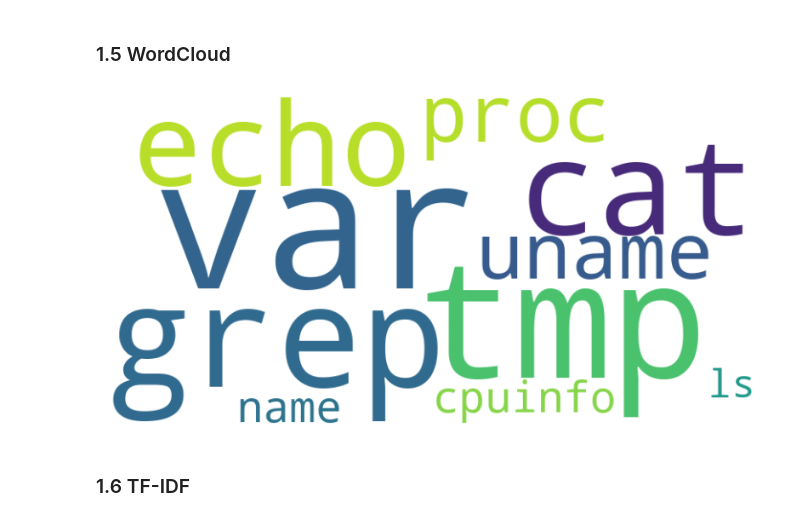
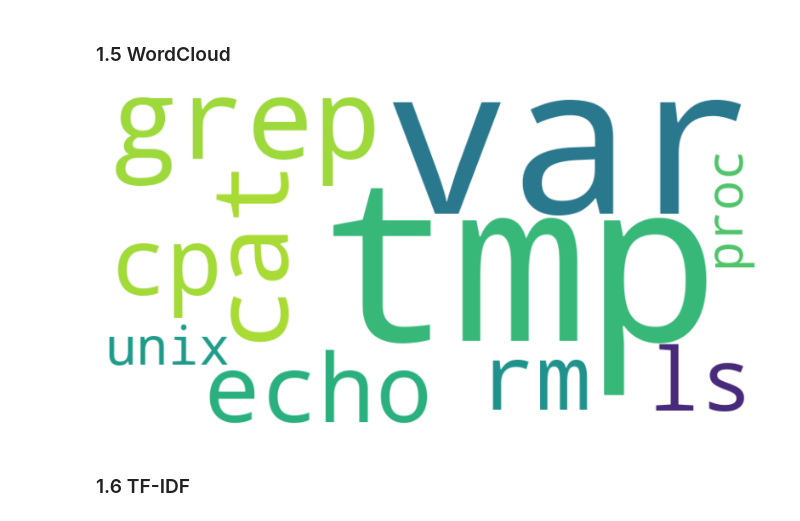
Before and after one commit to massimomecarelli/ML4N_project, a Jupyter notebook: Data_exploration_preprocessing.ipynb, the cells around one changed output. Saved outputs shown, nothing was run; the diff lists cells and outputs as text; code cells hidden in the pictures.

```diff
--- a/Data_exploration_preprocessing.ipynb
+++ b/Data_exploration_preprocessing.ipynb
@@ -13,7 +13,7 @@ from sklearn.feature_extraction.text import CountVectorizer
 from wordcloud import WordCloud
 from sklearn.feature_extraction.text import TfidfVectorizer
 
-df = pd.read_parquet('ssh_attacks.parquet')
+df = pd.read_parquet("ssh_attacks_decoded_splitted.parquet")
 df
 # %% [output]
 Requirement already satisfied: pyarrow in /Library/Frameworks/Python.framework/Versions/3.11/lib/python3.11/site-packages (18.1.0)
@@ -368,14 +283,14 @@ distribution
 ### 1.5 WordCloud
 # %%
 # Convert DataFrame to dictionary
-word_freq = dict(zip(commands_df['Command'], commands_df['count']))
+word_freq = df_most_common_words.to_dict()
 wordcloud = WordCloud(width=800, height=400, background_color='white').generate_from_frequencies(word_freq)
 plt.figure(figsize=(10, 5))
 plt.imshow(wordcloud, interpolation='bilinear')
 plt.axis('off')
 plt.show()
 # %% [output]
-[figure, old version]
+[figure, new version]
 # %% [markdown]
 ### 1.6 TF-IDF
 # %%
```
Also changed, not shown: parts of 8 cells of this notebook, 8 other files.
